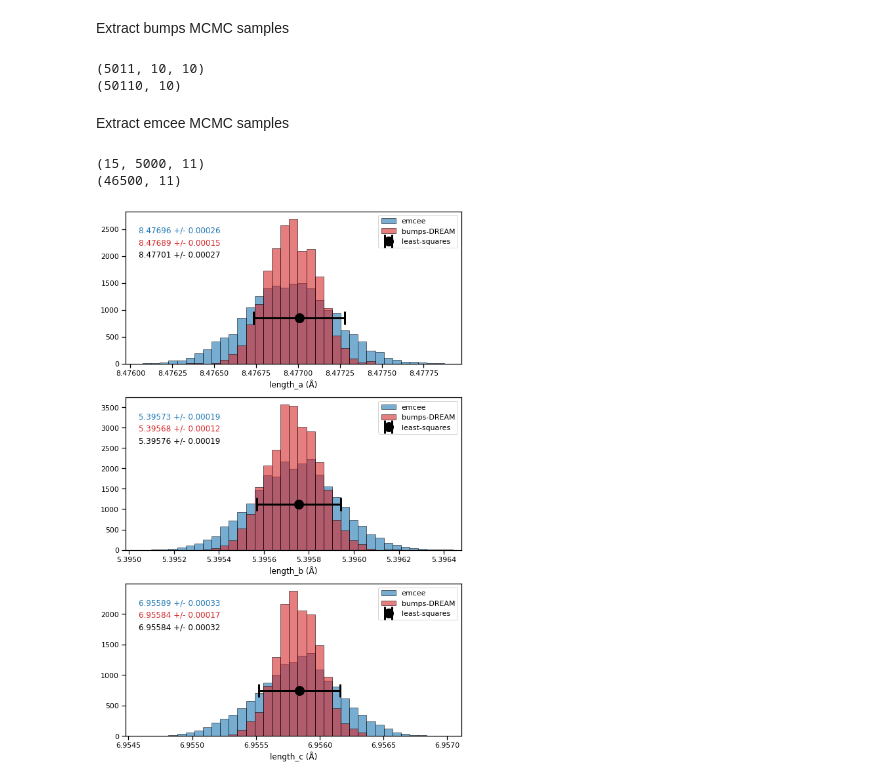
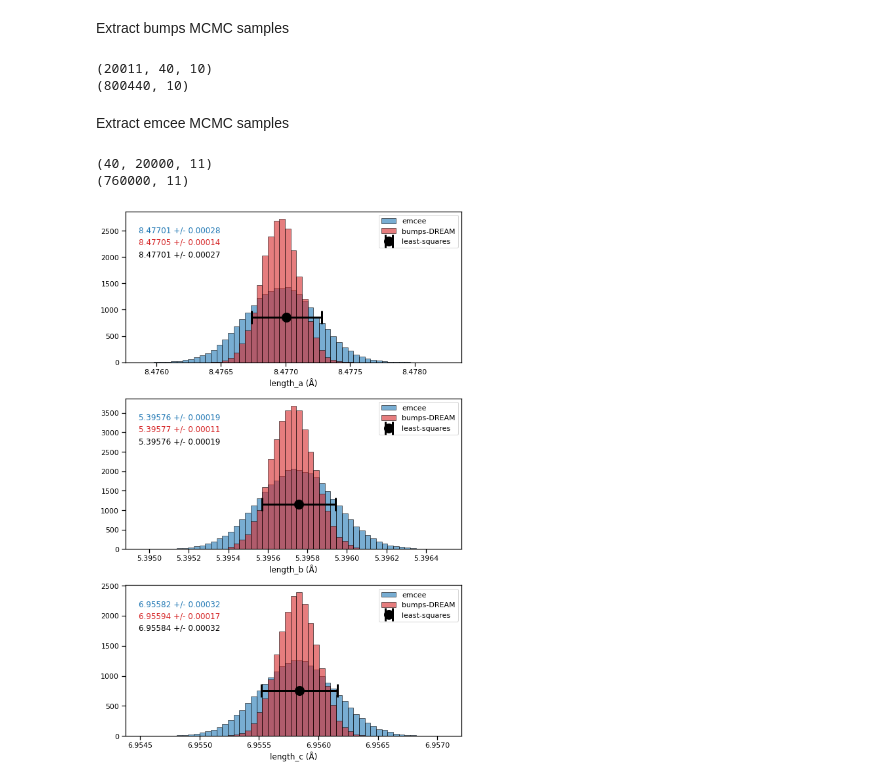
Before and after one commit to EasyScience/EasyDiffractionLibDocs, a Jupyter notebook: content/tutorials/advanced/analyze_refinement_results.ipynb, the cells around one changed output. Drawn from its saved outputs; the diff is of its cells as text; code cells hidden in the pictures.

Commit message:
updated analysis notebook with well converged MCMC data

```diff
--- a/content/tutorials/advanced/analyze_refinement_results.ipynb
+++ b/content/tutorials/advanced/analyze_refinement_results.ipynb
@@ -9,8 +9,8 @@ sns.set_context('notebook')
 # %%
 # Read all data
 data_least_squares = np.load('refinement_results/least_squares.npy', allow_pickle=True).item()
-data_bumps = np.load('refinement_results/bumps_dream_steps5000_burn500_pop1.npy', allow_pickle=True).item()
-data_emcee = np.load('refinement_results/emcee_steps5000_walkers15.npy', allow_pickle=True).item()
+data_bumps = np.load('refinement_results/bumps_dream_steps20000_burn1000_pop4.npy', allow_pickle=True).item()
+data_emcee = np.load('refinement_results/emcee_steps20000_walkers40.npy', allow_pickle=True).item()
 # %% [markdown]
 The obtained parameters and their respective errorbars.
 There is an systematic underestimation in the errorbars from bumps-DREAM, which is related to how the uncertainties of each data-point is modeled, as disucssed [here](https://github.com/bumps/bumps/pull/94).
@@ -49,12 +49,12 @@ for name in names:
     index = data_bumps['names'].index(name)
     bumps_samples[name] = samples_flat[:, index]
 # %% [output]
-(5011, 10, 10)
-(50110, 10)
+(20011, 40, 10)
+(800440, 10)
 # %% [markdown]
 Extract emcee MCMC samples
 # %%
-n_throw = 1900
+n_throw = 1000
 
 n_parameters = len(data_emcee['names'])
 samples_flat = data_emcee['samples'][:, n_throw:, :].reshape(-1, n_parameters)
@@ -67,8 +67,8 @@ for name in names:
     index = data_emcee['names'].index(name)
     emcee_samples[name] = samples_flat[:, index]
 # %% [output]
-(15, 5000, 11)
-(46500, 11)
+(40, 20000, 11)
+(760000, 11)
 # %%
 # plot resulting distributions
 col1 = 'tab:blue'
@@ -79,32 +79,32 @@ names_to_plot = ['length_a', 'length_b', 'length_c']
 
 fig, axes = plt.subplots(3, 1, figsize=(8, 12))
 hist_kwargs = dict(lw=0.9, edgecolor='black', alpha=0.6, density=True)
 for name, ax in zip(names_to_plot, axes):
 
     # hists
     val1, err1 = data_emcee['parameters'][name]
     val2, err2 = data_bumps['parameters'][name]
 
     xlim = [min(emcee_samples[name]), max(emcee_samples[name])]
-    bins = np.linspace(*xlim, 40)
+    bins = np.linspace(*xlim, 60)
     ax.hist(emcee_samples[name], bins=bins, **hist_kwargs, label='emcee', color=col1)
     ax.hist(bumps_samples[name], bins=bins, **hist_kwargs, label='bumps-DREAM', color=col2)
 
     # least-squares
     ylim = ax.get_ylim()
     val3, err3 = data_least_squares[name]
     ax.errorbar(val3, y=ylim[1]*0.3, xerr=err3, fmt='o', ms=12, capsize=10, lw=3, markeredgewidth=3, label='least-squares', color=col3)
 
     ax.set_xlim(xlim)
 
     # texts
     ax.text(0.04, 0.86, f'{val1:.5f} +/- {err1:.5f}', color=col1, transform=ax.transAxes)
     ax.text(0.04, 0.78, f'{val2:.5f} +/- {err2:.5f}', color=col2, transform=ax.transAxes)
     ax.text(0.04, 0.7, f'{val3:.5f} +/- {err3:.5f}', color=col3, transform=ax.transAxes)
 
     ax.legend(loc=1)
     ax.set_xlabel(name + ' (Å)')
 
 fig.tight_layout()
 # %% [output]
-[figure, old version]
+[figure, new version]
```
Also changed, not shown: parts of 1 cell of this notebook.
